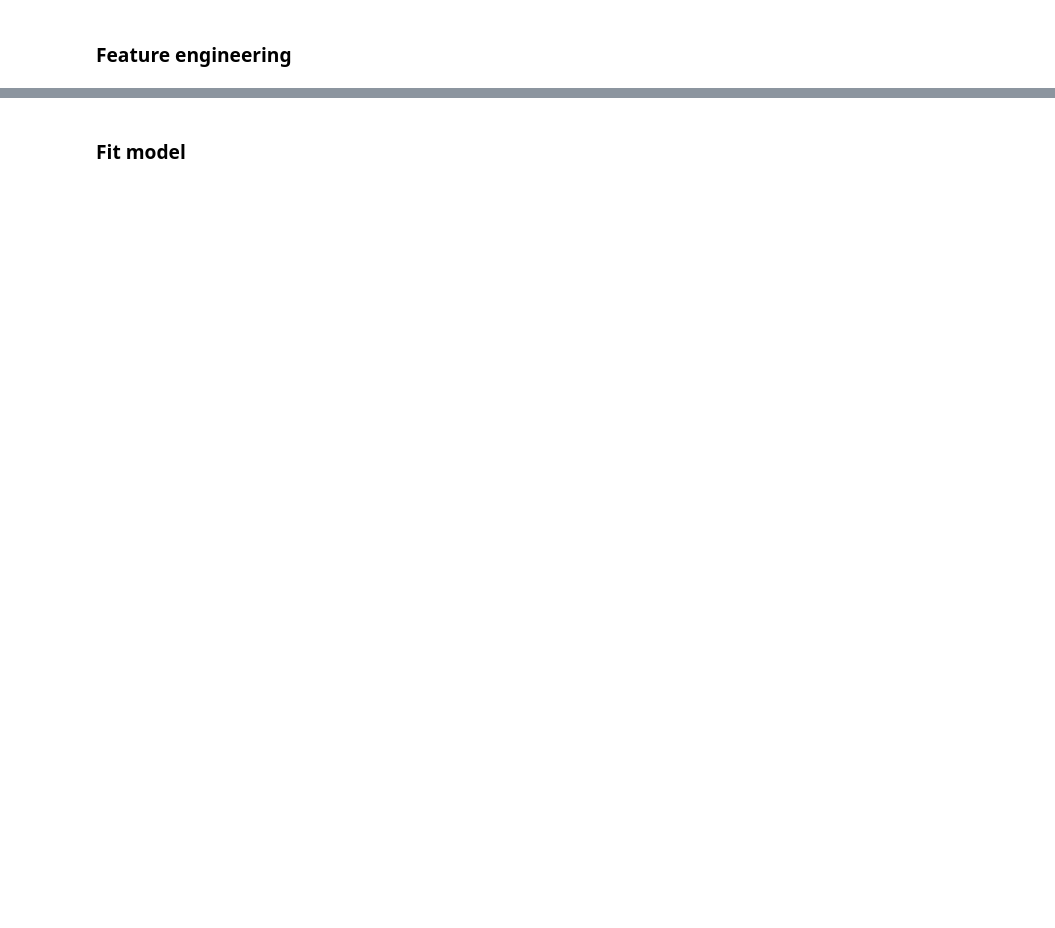
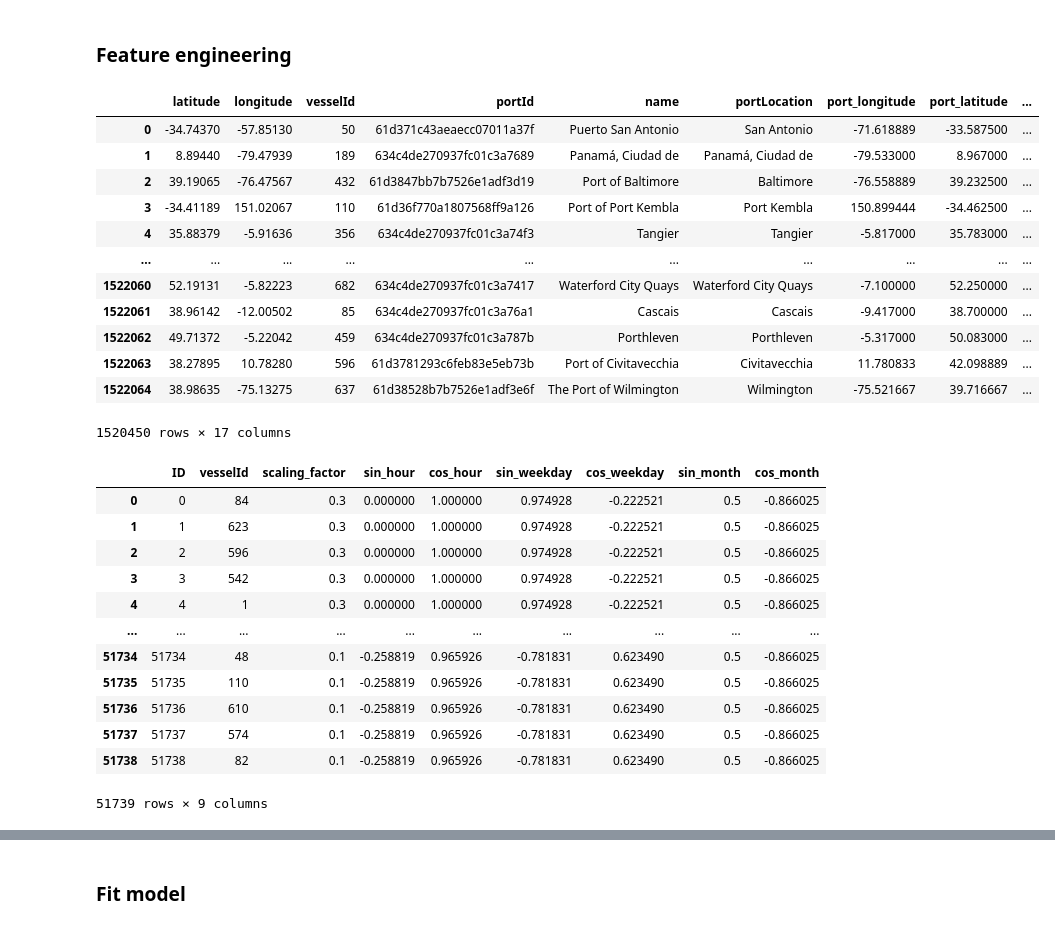
Before and after one commit to andrejvi/AIS-Vessel-Position-Prediction-ML, a Jupyter notebook: Main copy.ipynb, the cells around one changed output, grey strips where cells are left out. Cells and saved outputs as stored; diff of their text form; code cells hidden in the pictures; blank space fills up the shorter version.

```diff
--- a/Main copy.ipynb
+++ b/Main copy.ipynb
@@ -71,2 +100,56 @@ KeyError: "['cog', 'sog', 'rot', 'heading', 'navstat', 'etaRaw', 'portId'] not f
 # %% [markdown]
 ### Feature engineering
+# %%
+def convert_time_to_features(df):
+    df['hour'] = df['time'].dt.hour
+    df['weekday'] = df['time'].dt.weekday
+    df['month'] = df['time'].dt.month
+    df['day'] = df['time'].dt.day
+
+    df['time'] = df['time'].astype(int) / 10**9
+
+    # Add sinusoidal features for seasonality
+    df['sin_hour'] = np.sin(2 * np.pi * df['hour'] / 24)
+    df['cos_hour'] = np.cos(2 * np.pi * df['hour'] / 24)
+    df['sin_weekday'] = np.sin(2 * np.pi * df['weekday'] / 7)
+    df['cos_weekday'] = np.cos(2 * np.pi * df['weekday'] / 7)
+    df['sin_month'] = np.sin(2 * np.pi * df['month'] / 12)
+    df['cos_month'] = np.cos(2 * np.pi * df['month'] / 12)
+
+    df = df.drop(columns=['hour', 'weekday', 'month', 'day'])
+    return df
+
+# Apply the function to train_df and test_df
+train_df = convert_time_to_features(train_df)
+test_df = convert_time_to_features(test_df)
+
+
+display(train_df)
+display(test_df)
+# %% [output]
+|  | latitude | longitude | vesselId | portId | name | portLocation | port_longitude | port_latitude | ... |
+| 0 | -34.74370 | -57.85130 | 50 | 61d371c43aeaecc07011a37f | Puerto San Antonio | San Antonio | -71.618889 | -33.587500 | ... |
+| 1 | 8.89440 | -79.47939 | 189 | 634c4de270937fc01c3a7689 | Panamá, Ciudad de | Panamá, Ciudad de | -79.533000 | 8.967000 | ... |
+| 2 | 39.19065 | -76.47567 | 432 | 61d3847bb7b7526e1adf3d19 | Port of Baltimore | Baltimore | -76.558889 | 39.232500 | ... |
+| 3 | -34.41189 | 151.02067 | 110 | 61d36f770a1807568ff9a126 | Port of Port Kembla | Port Kembla | 150.899444 | -34.462500 | ... |
+| 4 | 35.88379 | -5.91636 | 356 | 634c4de270937fc01c3a74f3 | Tangier | Tangier | -5.817000 | 35.783000 | ... |
+| ... | ... | ... | ... | ... | ... | ... | ... | ... | ... |
+| 1522060 | 52.19131 | -5.82223 | 682 | 634c4de270937fc01c3a7417 | Waterford City Quays | Waterford City Quays | -7.100000 | 52.250000 | ... |
+| 1522061 | 38.96142 | -12.00502 | 85 | 634c4de270937fc01c3a76a1 | Cascais | Cascais | -9.417000 | 38.700000 | ... |
+| 1522062 | 49.71372 | -5.22042 | 459 | 634c4de270937fc01c3a787b | Porthleven | Porthleven | -5.317000 | 50.083000 | ... |
+| 1522063 | 38.27895 | 10.78280 | 596 | 61d3781293c6feb83e5eb73b | Port of Civitavecchia | Civitavecchia | 11.780833 | 42.098889 | ... |
+| 1522064 | 38.98635 | -75.13275 | 637 | 61d38528b7b7526e1adf3e6f | The Port of Wilmington | Wilmington | -75.521667 | 39.716667 | ... |
+1520450 rows × 17 columns
+|  | ID | vesselId | scaling_factor | sin_hour | cos_hour | sin_weekday | cos_weekday | sin_month | cos_month |
+| 0 | 0 | 84 | 0.3 | 0.000000 | 1.000000 | 0.974928 | -0.222521 | 0.5 | -0.866025 |
+| 1 | 1 | 623 | 0.3 | 0.000000 | 1.000000 | 0.974928 | -0.222521 | 0.5 | -0.866025 |
+| 2 | 2 | 596 | 0.3 | 0.000000 | 1.000000 | 0.974928 | -0.222521 | 0.5 | -0.866025 |
+| 3 | 3 | 542 | 0.3 | 0.000000 | 1.000000 | 0.974928 | -0.222521 | 0.5 | -0.866025 |
+| 4 | 4 | 1 | 0.3 | 0.000000 | 1.000000 | 0.974928 | -0.222521 | 0.5 | -0.866025 |
+| ... | ... | ... | ... | ... | ... | ... | ... | ... | ... |
+| 51734 | 51734 | 48 | 0.1 | -0.258819 | 0.965926 | -0.781831 | 0.623490 | 0.5 | -0.866025 |
+| 51735 | 51735 | 110 | 0.1 | -0.258819 | 0.965926 | -0.781831 | 0.623490 | 0.5 | -0.866025 |
+| 51736 | 51736 | 610 | 0.1 | -0.258819 | 0.965926 | -0.781831 | 0.623490 | 0.5 | -0.866025 |
+| 51737 | 51737 | 574 | 0.1 | -0.258819 | 0.965926 | -0.781831 | 0.623490 | 0.5 | -0.866025 |
+| 51738 | 51738 | 82 | 0.1 | -0.258819 | 0.965926 | -0.781831 | 0.623490 | 0.5 | -0.866025 |
+51739 rows × 9 columns
```
Also changed, not shown: parts of 9 cells of this notebook, 2 other files.
